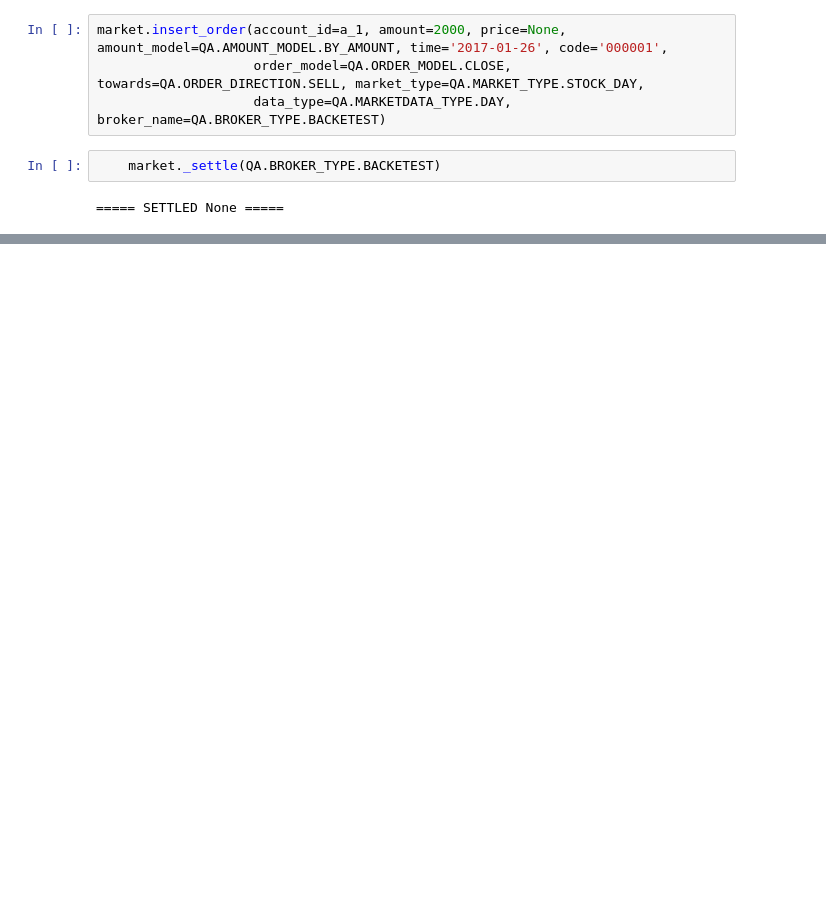
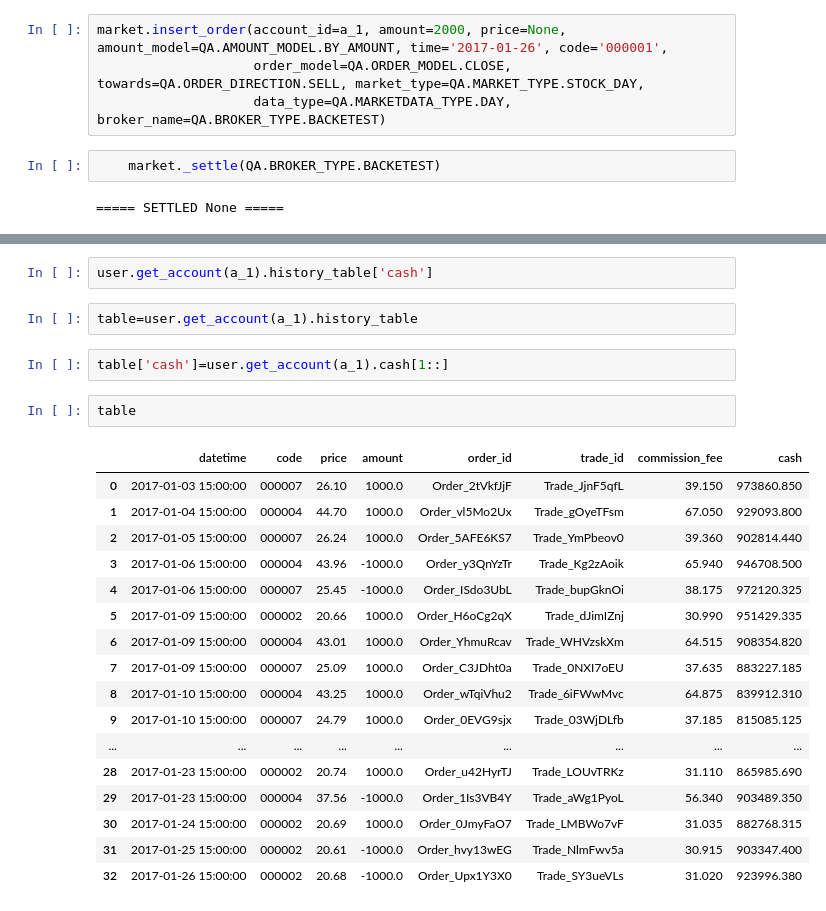
Before and after one commit to yutiansut/QUANTAXIS, a Jupyter notebook: jupyterexample/generate_trade.ipynb, the cells around one changed output, grey strips where cells are left out. Drawn from its saved outputs; the diff is of its cells as text; blank space fills up the shorter version.

```diff
--- a/jupyterexample/generate_trade.ipynb
+++ b/jupyterexample/generate_trade.ipynb
@@ -203,0 +288,26 @@ user.get_account(a_1).daily_hold
+# %%
+user.get_account(a_1).history_table['cash']
+# %%
+table=user.get_account(a_1).history_table
+# %%
+table['cash']=user.get_account(a_1).cash[1::]
+# %%
+table
+# %% [output]
+|  | datetime | code | price | amount | order_id | trade_id | commission_fee | cash |
+| 0 | 2017-01-03 15:00:00 | 000007 | 26.10 | 1000.0 | Order_2tVkfJjF | Trade_JjnF5qfL | 39.150 | 973860.850 |
+| 1 | 2017-01-04 15:00:00 | 000004 | 44.70 | 1000.0 | Order_vl5Mo2Ux | Trade_gOyeTFsm | 67.050 | 929093.800 |
+| 2 | 2017-01-05 15:00:00 | 000007 | 26.24 | 1000.0 | Order_5AFE6KS7 | Trade_YmPbeov0 | 39.360 | 902814.440 |
+| 3 | 2017-01-06 15:00:00 | 000004 | 43.96 | -1000.0 | Order_y3QnYzTr | Trade_Kg2zAoik | 65.940 | 946708.500 |
+| 4 | 2017-01-06 15:00:00 | 000007 | 25.45 | -1000.0 | Order_ISdo3UbL | Trade_bupGknOi | 38.175 | 972120.325 |
+| 5 | 2017-01-09 15:00:00 | 000002 | 20.66 | 1000.0 | Order_H6oCg2qX | Trade_dJimIZnj | 30.990 | 951429.335 |
+| 6 | 2017-01-09 15:00:00 | 000004 | 43.01 | 1000.0 | Order_YhmuRcav | Trade_WHVzskXm | 64.515 | 908354.820 |
+| 7 | 2017-01-09 15:00:00 | 000007 | 25.09 | 1000.0 | Order_C3JDht0a | Trade_0NXI7oEU | 37.635 | 883227.185 |
+| 8 | 2017-01-10 15:00:00 | 000004 | 43.25 | 1000.0 | Order_wTqiVhu2 | Trade_6iFWwMvc | 64.875 | 839912.310 |
+| 9 | 2017-01-10 15:00:00 | 000007 | 24.79 | 1000.0 | Order_0EVG9sjx | Trade_03WjDLfb | 37.185 | 815085.125 |
+| ... | ... | ... | ... | ... | ... | ... | ... | ... |
+| 28 | 2017-01-23 15:00:00 | 000002 | 20.74 | 1000.0 | Order_u42HyrTJ | Trade_LOUvTRKz | 31.110 | 865985.690 |
+| 29 | 2017-01-23 15:00:00 | 000004 | 37.56 | -1000.0 | Order_1Is3VB4Y | Trade_aWg1PyoL | 56.340 | 903489.350 |
+| 30 | 2017-01-24 15:00:00 | 000002 | 20.69 | 1000.0 | Order_0JmyFaO7 | Trade_LMBWo7vF | 31.035 | 882768.315 |
+| 31 | 2017-01-25 15:00:00 | 000002 | 20.61 | -1000.0 | Order_hvy13wEG | Trade_NlmFwv5a | 30.915 | 903347.400 |
+| 32 | 2017-01-26 15:00:00 | 000002 | 20.68 | -1000.0 | Order_Upx1Y3X0 | Trade_SY3ueVLs | 31.020 | 923996.380 |
```
Also changed, not shown: parts of 10 cells of this notebook.
